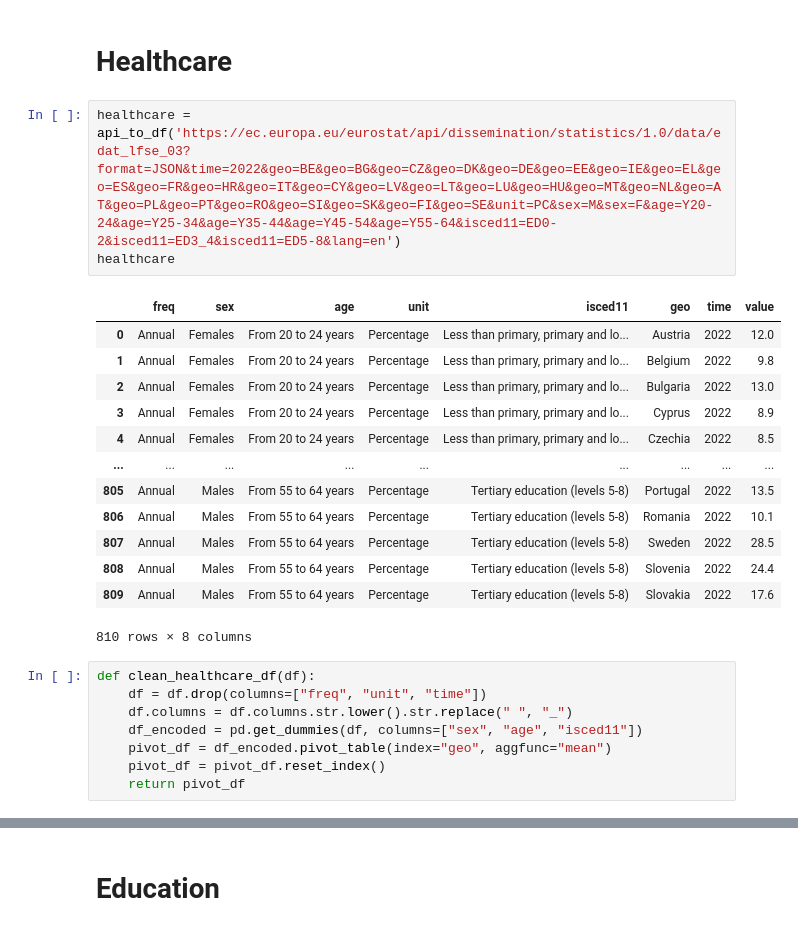
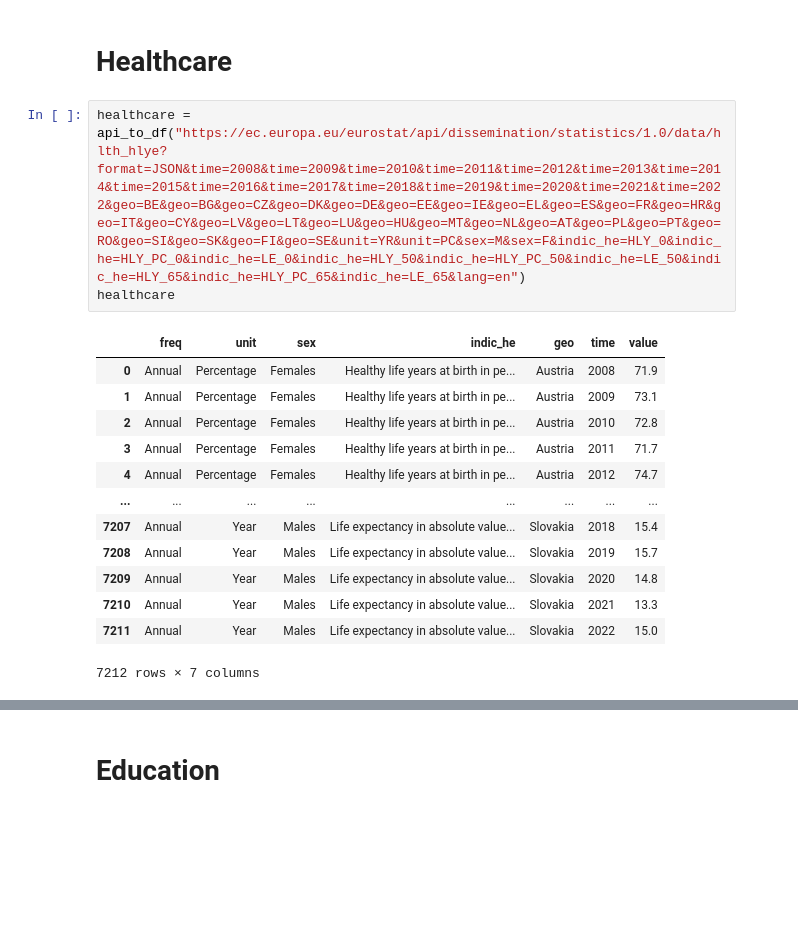
Before and after one commit to mke27/life, a Jupyter notebook: datasets/raw-datasets/accessingAPI.ipynb, the cells around one changed output, grey strips where cells are left out. Drawn from its saved outputs; the diff is of its cells as text; blank space fills up the shorter version.

```diff
--- a/datasets/raw-datasets/accessingAPI.ipynb
+++ b/datasets/raw-datasets/accessingAPI.ipynb
@@ -53,27 +53,19 @@ def api_to_df(url):
 # %% [markdown]
 # Healthcare
 # %%
-healthcare = api_to_df('https://ec.europa.eu/eurostat/api/dissemination/statistics/1.0/data/edat_lfse_03?format=JSON&time=2022&geo=BE&geo=BG&geo=CZ&geo=DK&geo=DE&geo=EE&geo=IE&geo=EL&geo=ES&geo=FR&geo=HR&geo=IT&geo=CY&geo=LV&geo=LT&geo=LU&geo=HU&geo=MT&geo=NL&geo=AT&geo=PL&geo=PT&geo=RO&geo=SI&geo=SK&geo=FI&geo=SE&unit=PC&sex=M&sex=F&age=Y20-24&age=Y25-34&age=Y35-44&age=Y45-54&age=Y55-64&isced11=ED0-2&isced11=ED3_4&isced11=ED5-8&lang=en')
+healthcare = api_to_df("https://ec.europa.eu/eurostat/api/dissemination/statistics/1.0/data/hlth_hlye?format=JSON&time=2008&time=2009&time=2010&time=2011&time=2012&time=2013&time=2014&time=2015&time=2016&time=2017&time=2018&time=2019&time=2020&time=2021&time=2022&geo=BE&geo=BG&geo=CZ&geo=DK&geo=DE&geo=EE&geo=IE&geo=EL&geo=ES&geo=FR&geo=HR&geo=IT&geo=CY&geo=LV&geo=LT&geo=LU&geo=HU&geo=MT&geo=NL&geo=AT&geo=PL&geo=PT&geo=RO&geo=SI&geo=SK&geo=FI&geo=SE&unit=YR&unit=PC&sex=M&sex=F&indic_he=HLY_0&indic_he=HLY_PC_0&indic_he=LE_0&indic_he=HLY_50&indic_he=HLY_PC_50&indic_he=LE_50&indic_he=HLY_65&indic_he=HLY_PC_65&indic_he=LE_65&lang=en")
 healthcare
 # %% [output]
-|  | freq | sex | age | unit | isced11 | geo | time | value |
-| 0 | Annual | Females | From 20 to 24 years | Percentage | Less than primary, primary and lo... | Austria | 2022 | 12.0 |
-| 1 | Annual | Females | From 20 to 24 years | Percentage | Less than primary, primary and lo... | Belgium | 2022 | 9.8 |
-| 2 | Annual | Females | From 20 to 24 years | Percentage | Less than primary, primary and lo... | Bulgaria | 2022 | 13.0 |
-| 3 | Annual | Females | From 20 to 24 years | Percentage | Less than primary, primary and lo... | Cyprus | 2022 | 8.9 |
-| 4 | Annual | Females | From 20 to 24 years | Percentage | Less than primary, primary and lo... | Czechia | 2022 | 8.5 |
-| ... | ... | ... | ... | ... | ... | ... | ... | ... |
-| 805 | Annual | Males | From 55 to 64 years | Percentage | Tertiary education (levels 5-8) | Portugal | 2022 | 13.5 |
-| 806 | Annual | Males | From 55 to 64 years | Percentage | Tertiary education (levels 5-8) | Romania | 2022 | 10.1 |
-| 807 | Annual | Males | From 55 to 64 years | Percentage | Tertiary education (levels 5-8) | Sweden | 2022 | 28.5 |
-| 808 | Annual | Males | From 55 to 64 years | Percentage | Tertiary education (levels 5-8) | Slovenia | 2022 | 24.4 |
-| 809 | Annual | Males | From 55 to 64 years | Percentage | Tertiary education (levels 5-8) | Slovakia | 2022 | 17.6 |
+|  | freq | unit | sex | indic_he | geo | time | value |
+| 0 | Annual | Percentage | Females | Healthy life years at birth in pe... | Austria | 2008 | 71.9 |
+| 1 | Annual | Percentage | Females | Healthy life years at birth in pe... | Austria | 2009 | 73.1 |
+| 2 | Annual | Percentage | Females | Healthy life years at birth in pe... | Austria | 2010 | 72.8 |
+| 3 | Annual | Percentage | Females | Healthy life years at birth in pe... | Austria | 2011 | 71.7 |
+| 4 | Annual | Percentage | Females | Healthy life years at birth in pe... | Austria | 2012 | 74.7 |
+| ... | ... | ... | ... | ... | ... | ... | ... |
+| 7207 | Annual | Year | Males | Life expectancy in absolute value... | Slovakia | 2018 | 15.4 |
+| 7208 | Annual | Year | Males | Life expectancy in absolute value... | Slovakia | 2019 | 15.7 |
+| 7209 | Annual | Year | Males | Life expectancy in absolute value... | Slovakia | 2020 | 14.8 |
+| 7210 | Annual | Year | Males | Life expectancy in absolute value... | Slovakia | 2021 | 13.3 |
+| 7211 | Annual | Year | Males | Life expectancy in absolute value... | Slovakia | 2022 | 15.0 |
-810 rows × 8 columns
+7212 rows × 7 columns
-# %%
-def clean_healthcare_df(df):
-    df = df.drop(columns=["freq", "unit", "time"])
-    df.columns = df.columns.str.lower().str.replace(" ", "_")
-    df_encoded = pd.get_dummies(df, columns=["sex", "age", "isced11"])
-    pivot_df = df_encoded.pivot_table(index="geo", aggfunc="mean")
-    pivot_df = pivot_df.reset_index()
-    return pivot_df
```
Also changed, not shown: parts of 11 cells of this notebook.
